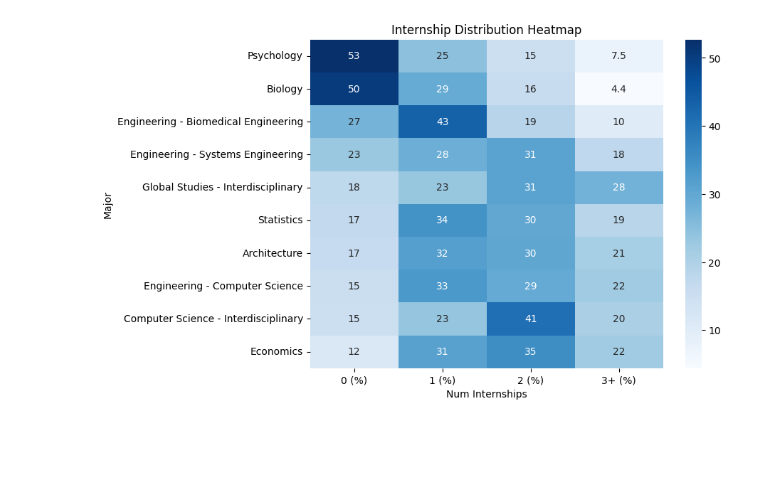
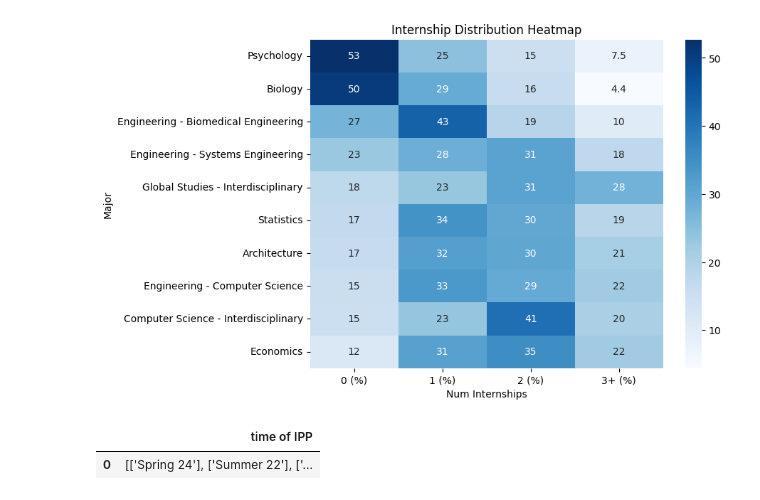
Before and after one commit to notjavo/career_center_dashboard, a Jupyter notebook: finding_outliers.ipynb, the cells around one changed output. Cells and saved outputs as stored; diff of their text form; code cells hidden in the pictures; blank space fills up the shorter version.

```diff
--- a/finding_outliers.ipynb
+++ b/finding_outliers.ipynb
@@ -7,4 +7,4 @@ data = pd.read_csv('streamlit_data_anonymous.csv', low_memory=False)
 # %%
 # Combine the number of internship and major columns together
 data['Major'] = pd.concat([data['Primary Major'], data['Recipient Primary Majors_fds_2021'], data['Recipient Primary Major_fds_2022'], data['Q5.4_fds_2024']], ignore_index=True)
-data['num_internships'] = pd.concat([data['Number of Internships'], data['Q10.1_fds_2024'], data['How many internships (summer and/or academic year) did you have while attending the University of Virginia?_fds_2021'], data['If you participated in internships, how many internships did you have while attending the University of Virginia?_fds_2022']], ignore_index=True)
+data['num_internships'] = pd.concat([data['Number of Internships'], data['Number of Internships_fds_2024'], data['How many internships (summer and/or academic year) did you have while attending the University of Virginia?_fds_2021'], data['If you participated in internships, how many internships did you have while attending the University of Virginia?_fds_2022']], ignore_index=True)
@@ -82,3 +84,9 @@ plt.xlabel("Num Internships")
 plt.show()
 # %% [output]
 [figure]
+# %%
+df = pd.DataFrame({'time of IPP': [data['time of IPP'].dropna().tolist()]})
+df
+# %% [output]
+|  | time of IPP |
+| 0 | [['Spring 24'], ['Summer 22'], ['... |
```
Also changed, not shown: parts of 2 cells of this notebook, 5 other files.
